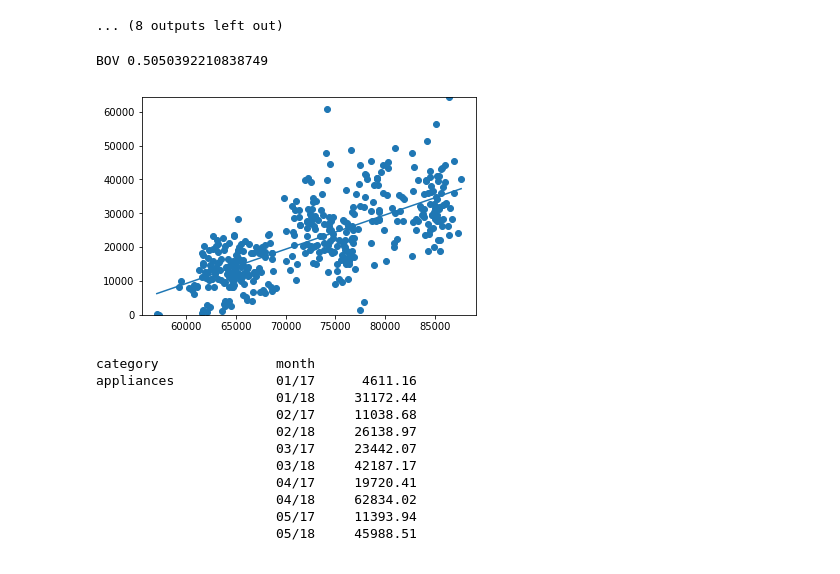
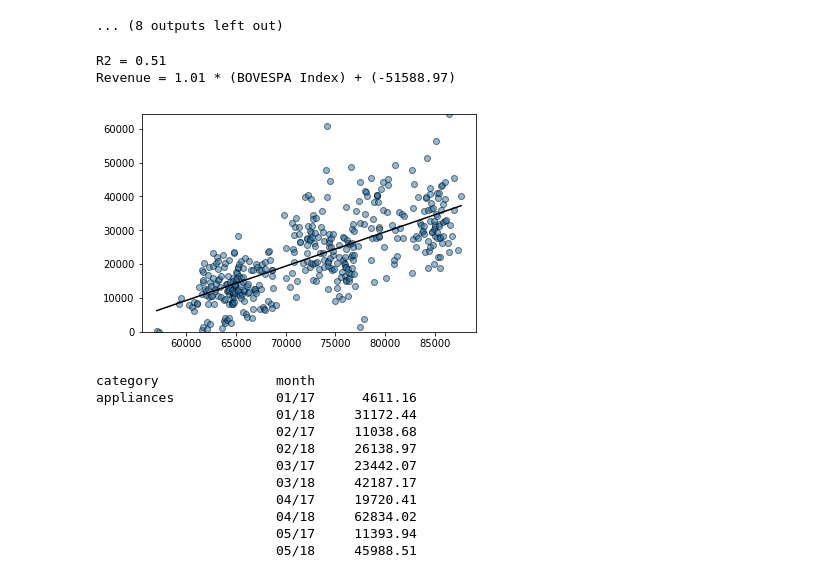
Before and after one commit to BShim92/BrazilianECommerce, a Jupyter notebook: ECommerceDataMerge.ipynb, the cells around one changed output. Drawn from its saved outputs; the diff is of its cells as text; code cells hidden in the pictures.

Commit message:
Formatted TotalRevenueVsBOV

```diff
--- a/ECommerceDataMerge.ipynb
+++ b/ECommerceDataMerge.ipynb
@@ -481,24 +481,29 @@ Revenue = 0.0 * (BOVESPA Index) + (43.18)
 # %%
 #ALL CATEGORIES
 for metric in metriclist:
     groupdf = mergedf.groupby(metric)
     groupdf = groupdf.sum()
     groupdf.reset_index(inplace = True)
     #why are there sum of prices at 0? no data from those dates?
     groupdf = groupdf.loc[groupdf['price'] > 1]
 
 
-    plt.scatter(groupdf[metric], groupdf['price'])
+    plt.scatter(groupdf[metric], groupdf['price'], alpha = 0.5, edgecolor = 'black')
     plt.ylim(0, max(groupdf['price']))
     (slopeBOV, interceptBOV, rBOV, _, _) = linregress(groupdf[metric], groupdf['price'])
 
     fitBOV = slopeBOV * groupdf[metric] + interceptBOV
-    print(metric, rBOV**2)
-    plt.plot(groupdf[metric], fitBOV)
+
+    plt.plot(groupdf[metric], fitBOV, color = 'black')
+
+    print(f'R2 = {round(rBOV**2,2)}')
+    print(f'Revenue = {round(slopeBOV, 2)} * (BOVESPA Index) + ({round(interceptBOV,2)})')
+    plt.savefig(f'TotalRevenueVsBOV.png')
     plt.show()
 # %% [output]
-BOV 0.5050392210838749
+R2 = 0.51
+Revenue = 1.01 * (BOVESPA Index) + (-51588.97)
-[figure, old version]
+[figure, new version]
 # %%
 #used to see what the outlier point was
 #groupdf.sort_values('price', ascending= False).head()
```
